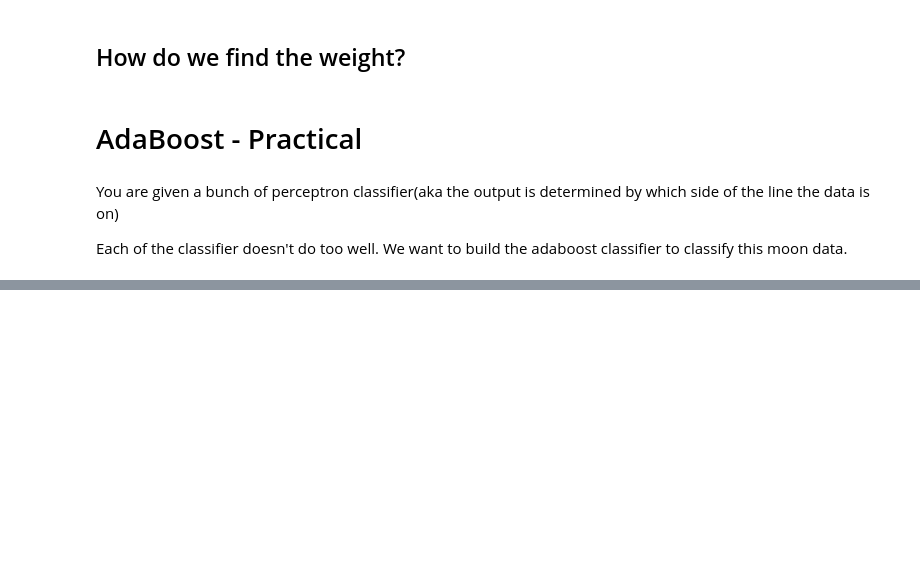
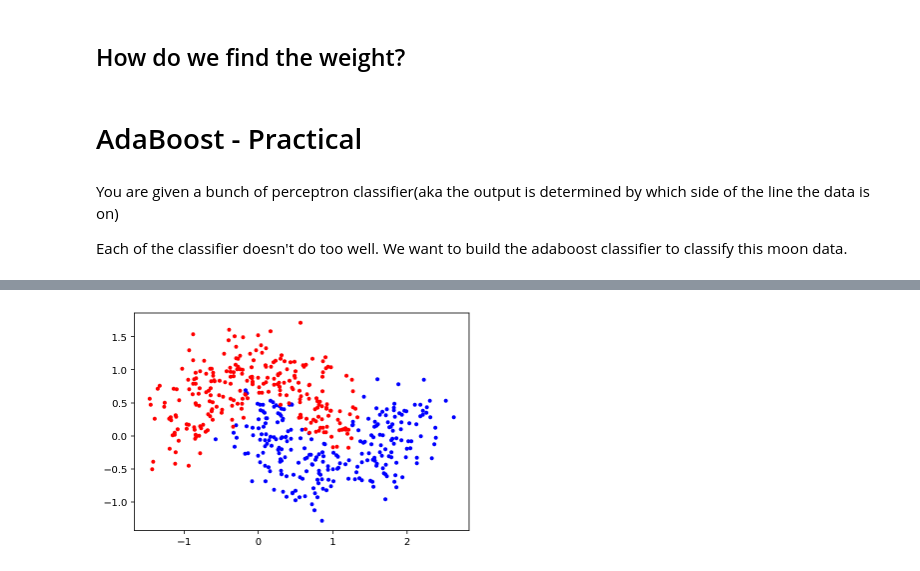
Before and after one commit to muic-pattern-rekt-2018/Exercise-10-Boosting, a Jupyter notebook: Exercise 10 Boosting.ipynb, the cells around one changed output, grey strips where cells are left out. Saved outputs shown, nothing was run; the diff lists cells and outputs as text; code cells hidden in the pictures; blank space fills up the shorter version.

```diff
--- a/Exercise 10 Boosting.ipynb
+++ b/Exercise 10 Boosting.ipynb
@@ -104,22 +103,0 @@ Perceptron(cx=1.52, cy=0.08, angle=0.75)
-# %%
-#fill this up
-
-class ADABoost:
-    def __init__(self, alphas, classifiers):
-        self.alphas = alphas
-        self.classifiers = classifiers
-
-    def classify_single(self, x1, x2):
-        #fill this
-        pass
-
-    def classify(self, xs):
-        pass
-
-    @classmethod
-    def empty(cls):
-        return ADABoost([], [])
-
-    @classmethod
-    def build_ada(cls, xs, ys, classifiers, n=10):
-        pass
@@ -125,0 +169,4 @@ class ADABoost:
+# %%
+ada = ADABoost.build_ada(xs, ys, 100)
+# %%
+guess = ada.classify_normalize(xs)
@@ -125,0 +177,4 @@ class ADABoost:
+# %%
+plot_data(xs, guess)
+# %% [output]
+[figure, added]
```
Also changed, not shown: parts of 5 cells of this notebook, 1 other file.
